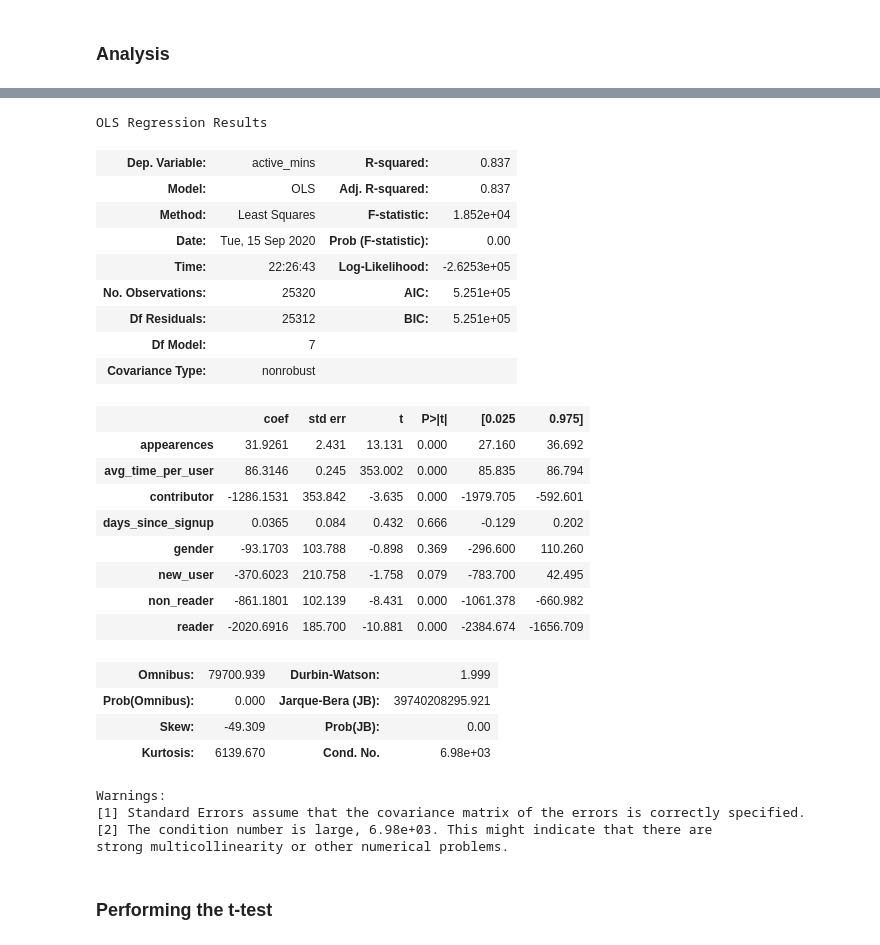
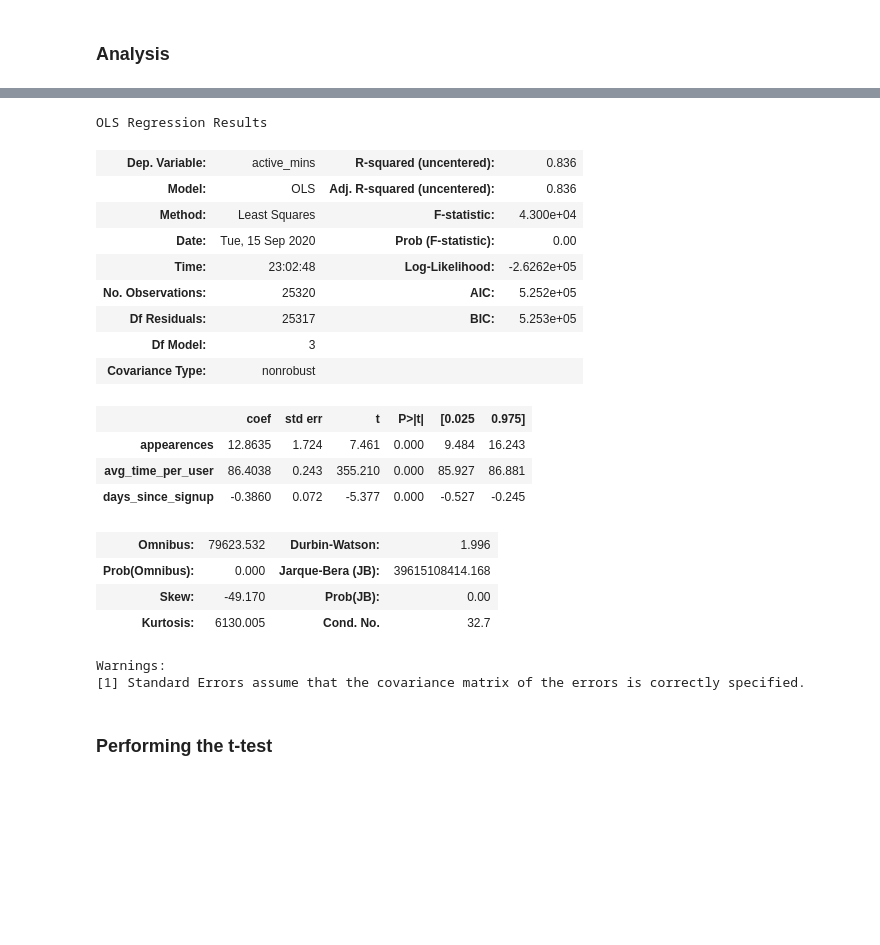
Before and after one commit to sagnikrana/Quora-Data-Challenge, a Jupyter notebook: QuoraDataScienceChallenge.ipynb, the cells around one changed output, grey strips where cells are left out. Drawn from its saved outputs; the diff is of its cells as text; code cells hidden in the pictures; blank space fills up the shorter version.

```diff
--- a/QuoraDataScienceChallenge.ipynb
+++ b/QuoraDataScienceChallenge.ipynb
@@ -761,46 +761,40 @@ after_AB_treatment_base_table.describe()
 | 75% | 47494.250000 | 1.0 | 1.000000 | 1004.250000 | 0.000000 | 0.000000 | 1.000000 | 0.000000 | ... |
 | max | 49999.000000 | 1.0 | 1.000000 | 3169.000000 | 1.000000 | 1.000000 | 1.000000 | 1.000000 | ... |
 # %%
-X = before_AB_control_base_table[before_AB_control_base_table.columns.difference(['active_mins', 'uid', 'variant_number'])]
+X = before_AB_control_base_table[before_AB_control_base_table.columns.difference(['active_mins', 'uid', 'variant_number','reader',
+                                                                                  'non_reader', 'contributor', 'gender', 'new_user'])]
 y = before_AB_control_base_table.loc[:,'active_mins']
 
 X_train, X_test, y_train, y_test = train_test_split(X, y, test_size=0.20, random_state=42)
 
 # Note the difference in argument order
 model = sm.OLS(y_train, X_train).fit()
 predictions = model.predict(X_test) # make the predictions by the model
 p_value_dict = dict(model.pvalues)
 
 # Print out the statistics
 model.summary()
 # %% [output]
 OLS Regression Results
-| Dep. Variable: | active_mins | R-squared: | 0.837 |
-| Model: | OLS | Adj. R-squared: | 0.837 |
-| Method: | Least Squares | F-statistic: | 1.852e+04 |
+| Dep. Variable: | active_mins | R-squared (uncentered): | 0.836 |
+| Model: | OLS | Adj. R-squared (uncentered): | 0.836 |
+| Method: | Least Squares | F-statistic: | 4.300e+04 |
 | Date: | Tue, 15 Sep 2020 | Prob (F-statistic): | 0.00 |
-| Time: | 22:26:43 | Log-Likelihood: | -2.6253e+05 |
-| No. Observations: | 25320 | AIC: | 5.251e+05 |
-| Df Residuals: | 25312 | BIC: | 5.251e+05 |
-| Df Model: | 7 |  |  |
+| Time: | 23:02:48 | Log-Likelihood: | -2.6262e+05 |
+| No. Observations: | 25320 | AIC: | 5.252e+05 |
+| Df Residuals: | 25317 | BIC: | 5.253e+05 |
+| Df Model: | 3 |  |  |
 | Covariance Type: | nonrobust |  |  |
 |  | coef | std err | t | P>|t| | [0.025 | 0.975] |
-| appearences | 31.9261 | 2.431 | 13.131 | 0.000 | 27.160 | 36.692 |
-| avg_time_per_user | 86.3146 | 0.245 | 353.002 | 0.000 | 85.835 | 86.794 |
-| contributor | -1286.1531 | 353.842 | -3.635 | 0.000 | -1979.705 | -592.601 |
-| days_since_signup | 0.0365 | 0.084 | 0.432 | 0.666 | -0.129 | 0.202 |
-| gender | -93.1703 | 103.788 | -0.898 | 0.369 | -296.600 | 110.260 |
-| new_user | -370.6023 | 210.758 | -1.758 | 0.079 | -783.700 | 42.495 |
-| non_reader | -861.1801 | 102.139 | -8.431 | 0.000 | -1061.378 | -660.982 |
-| reader | -2020.6916 | 185.700 | -10.881 | 0.000 | -2384.674 | -1656.709 |
+| appearences | 12.8635 | 1.724 | 7.461 | 0.000 | 9.484 | 16.243 |
+| avg_time_per_user | 86.4038 | 0.243 | 355.210 | 0.000 | 85.927 | 86.881 |
+| days_since_signup | -0.3860 | 0.072 | -5.377 | 0.000 | -0.527 | -0.245 |
-| Omnibus: | 79700.939 | Durbin-Watson: | 1.999 |
-| Prob(Omnibus): | 0.000 | Jarque-Bera (JB): | 39740208295.921 |
-| Skew: | -49.309 | Prob(JB): | 0.00 |
-| Kurtosis: | 6139.670 | Cond. No. | 6.98e+03 |
+| Omnibus: | 79623.532 | Durbin-Watson: | 1.996 |
+| Prob(Omnibus): | 0.000 | Jarque-Bera (JB): | 39615108414.168 |
+| Skew: | -49.170 | Prob(JB): | 0.00 |
+| Kurtosis: | 6130.005 | Cond. No. | 32.7 |
 Warnings:
 [1] Standard Errors assume that the covariance matrix of the errors is correctly specified.
-[2] The condition number is large, 6.98e+03. This might indicate that there are
-strong multicollinearity or other numerical problems.
 # %% [markdown]
 ### Performing the t-test
 # %%
```
Also changed, not shown: parts of 1 cell of this notebook.
